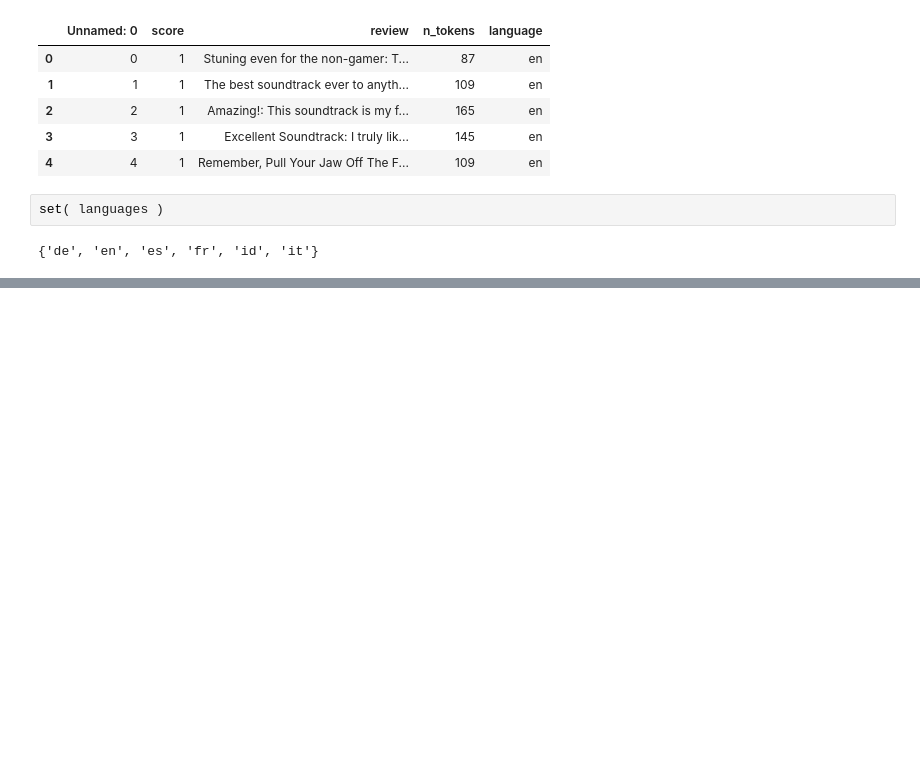
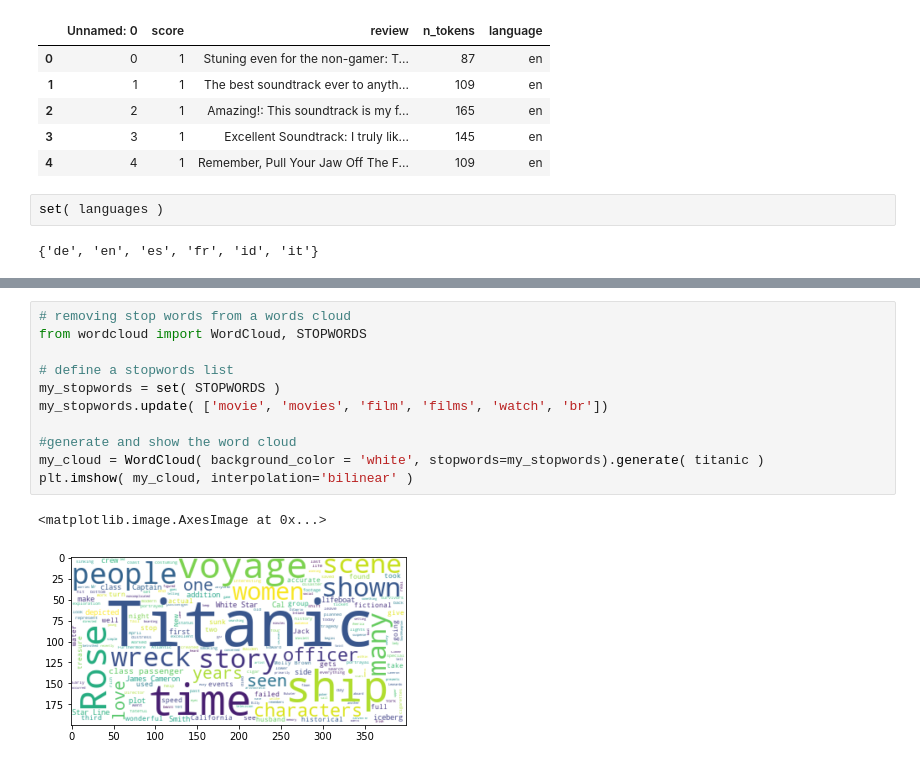
Before and after one commit to SmilodonCub/ReadingLearningTinkering, a Jupyter notebook: DataCamp/NLP_inPython/Sentiment_Analysis_in_Python.ipynb, the cells around one changed output, grey strips where cells are left out. Cells and saved outputs as stored; diff of their text form; blank space fills up the shorter version.

```diff
--- a/DataCamp/NLP_inPython/Sentiment_Analysis_in_Python.ipynb
+++ b/DataCamp/NLP_inPython/Sentiment_Analysis_in_Python.ipynb
@@ -502,0 +514,14 @@ set( languages )
+# %%
+# removing stop words from a words cloud
+from wordcloud import WordCloud, STOPWORDS
+
+# define a stopwords list
+my_stopwords = set( STOPWORDS )
+my_stopwords.update( ['movie', 'movies', 'film', 'films', 'watch', 'br'])
+
+#generate and show the word cloud
+my_cloud = WordCloud( background_color = 'white', stopwords=my_stopwords).generate( titanic )
+plt.imshow( my_cloud, interpolation='bilinear' )
+# %% [output]
+<matplotlib.image.AxesImage at 0x...>
+[figure, added]
```
Also changed, not shown: parts of 26 cells of this notebook.
